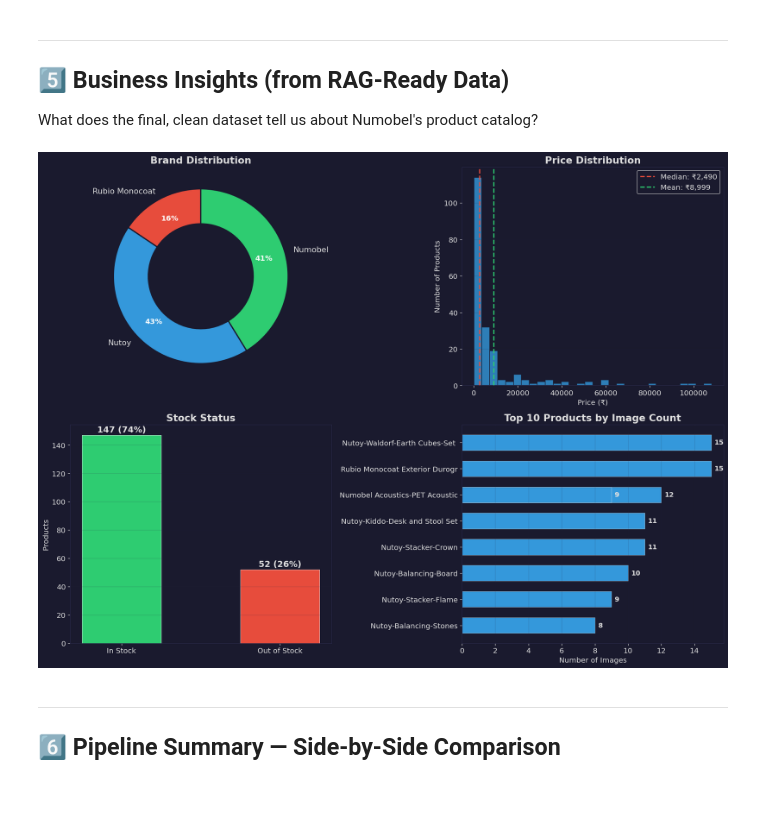
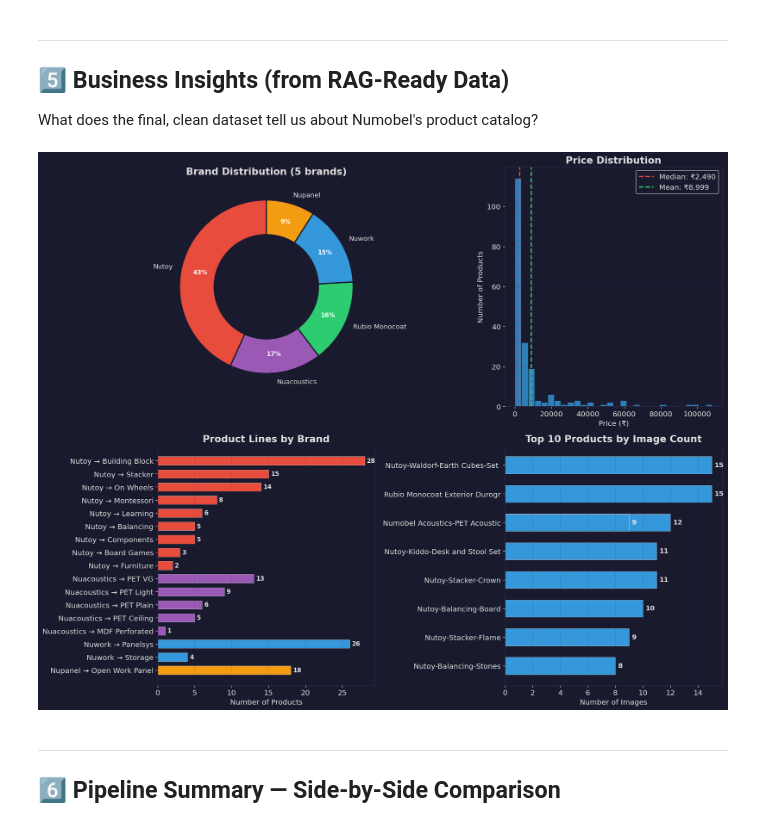
Before and after one commit to mushxoxo/Numobel-LLM, a Jupyter notebook: comparison.ipynb, the cells around one changed output. Saved outputs shown, nothing was run; the diff lists cells and outputs as text; code cells hidden in the pictures; blank space fills up the shorter version.

```diff
--- a/comparison.ipynb
+++ b/comparison.ipynb
@@ -345,65 +391,85 @@ plt.show()
 ## 5️⃣ Business Insights (from RAG-Ready Data)
 What does the final, clean dataset tell us about Numobel's product catalog?
 # %%
-fig, axes = plt.subplots(2, 2, figsize=(16, 12))
+fig, axes = plt.subplots(2, 2, figsize=(16, 13))
 
-# ── 1. Brand Distribution (Donut) ──
+# ── 1. Brand Distribution (Donut — 5 brands) ──
 ax = axes[0, 0]
 brands = Counter(p['brand'] for p in rag)
-brand_names = list(brands.keys())
-brand_vals = list(brands.values())
-brand_colors = ['#e74c3c', '#3498db', '#2ecc71']
-wedges, texts, autotexts = ax.pie(brand_vals, labels=brand_names, autopct='%1.0f%%',
-    colors=brand_colors, startangle=90, pctdistance=0.75,
+brand_order = ['Nutoy', 'Nuacoustics', 'Rubio Monocoat', 'Nuwork', 'Nupanel']
+brand_vals = [brands.get(b, 0) for b in brand_order]
+brand_colors_5 = ['#e74c3c', '#9b59b6', '#2ecc71', '#3498db', '#f39c12']
+wedges, texts, autotexts = ax.pie(brand_vals, labels=brand_order, autopct='%1.0f%%',
+    colors=brand_colors_5, startangle=90, pctdistance=0.78,
     wedgeprops=dict(width=0.4, edgecolor=BG, linewidth=2))
-for t in texts: t.set_color(FG); t.set_fontsize(13)
-for t in autotexts: t.set_color('white'); t.set_fontweight('bold'); t.set_fontsize(12)
-ax.set_title('Brand Distribution')
+for t in texts: t.set_color(FG); t.set_fontsize(11)
+for t in autotexts: t.set_color('white'); t.set_fontweight('bold'); t.set_fontsize(10)
+ax.set_title('Brand Distribution (5 brands)')
 
 # ── 2. Price Distribution ──
 ax = axes[0, 1]
 prices = [p['price']['original'] for p in rag if p.get('price', {}).get('original')]
 ax.hist(prices, bins=30, color=ACCENT, edgecolor=BG, alpha=0.8)
 ax.set_xlabel('Price (₹)')
 ax.set_ylabel('Number of Products')
 ax.set_title('Price Distribution')
 ax.grid(axis='y', alpha=0.2)
 ax.axvline(np.median(prices), color=C_CSV, linestyle='--', linewidth=2, label=f'Median: ₹{np.median(prices):,.0f}')
 ax.axvline(np.mean(prices), color=C_RAG, linestyle='--', linewidth=2, label=f'Mean: ₹{np.mean(prices):,.0f}')
 ax.legend(loc='upper right')
 
-# ── 3. In Stock vs Out of Stock ──
+# ── 3. Product Line Breakdown (grouped horizontal bar) ──
 ax = axes[1, 0]
-in_stock = sum(1 for p in cleaned if p.get('in_stock'))
-out_stock = len(cleaned) - in_stock
-bars = ax.bar(['In Stock', 'Out of Stock'], [in_stock, out_stock],
-              color=[C_RAG, C_CSV], edgecolor='white', linewidth=0.5, width=0.5)
-for bar, val in zip(bars, [in_stock, out_stock]):
-    pct = val / len(cleaned) * 100
-    ax.text(bar.get_x() + bar.get_width()/2, bar.get_height() + 2,
-            f'{val} ({pct:.0f}%)', ha='center', fontweight='bold', fontsize=14, color=FG)
-ax.set_title('Stock Status')
-ax.set_ylabel('Products')
-ax.grid(axis='y', alpha=0.2)
+# Collect brand → product_line → count
+line_data = defaultdict(lambda: defaultdict(int))
+for p in rag:
+    pl = p.get('product_line')
+    if pl:
+        line_data[p['brand']][pl] += 1
+
+# Build flat list sorted by brand, then by count desc
+bar_labels = []
+bar_values = []
+bar_colors_list = []
+brand_color_map = dict(zip(brand_order, brand_colors_5))
+
+for brand in ['Nutoy', 'Nuacoustics', 'Nuwork', 'Nupanel']:
+    lines_sorted = sorted(line_data[brand].items(), key=lambda x: x[1], reverse=True)
+    for line_name, count in lines_sorted:
+        bar_labels.append(f'{brand} → {line_name}')
+        bar_values.append(count)
+        bar_colors_list.append(brand_color_map.get(brand, ACCENT))
+
+bar_labels.reverse()
+bar_values.reverse()
+bar_colors_list.reverse()
+
+bars = ax.barh(bar_labels, bar_values, color=bar_colors_list, edgecolor='white', linewidth=0.3, height=0.65)
+for bar, val in zip(bars, bar_values):
+    ax.text(bar.get_width() + 0.3, bar.get_y() + bar.get_height()/2,
+            str(val), ha='left', va='center', fontsize=10, fontweight='bold', color=FG)
+ax.set_xlabel('Number of Products')
+ax.set_title('Product Lines by Brand')
+ax.grid(axis='x', alpha=0.2)
 
 # ── 4. Top 10 Products by Image Count ──
 ax = axes[1, 1]
 img_data = sorted([(p['name'][:30], len(p['media']['images'])) for p in rag], key=lambda x: x[1], reverse=True)[:10]
 names = [x[0] for x in img_data]
 img_counts = [x[1] for x in img_data]
 bars = ax.barh(names, img_counts, color=ACCENT, edgecolor='white', linewidth=0.3, height=0.6)
 for bar, val in zip(bars, img_counts):
     ax.text(bar.get_width() + 0.2, bar.get_y() + bar.get_height()/2,
             str(val), ha='left', va='center', fontsize=11, fontweight='bold', color=FG)
 ax.set_xlabel('Number of Images')
 ax.set_title('Top 10 Products by Image Count')
 ax.invert_yaxis()
 ax.grid(axis='x', alpha=0.2)
 
 plt.tight_layout()
 plt.show()
 # %% [output]
-[figure, old version]
+[figure, new version]
 # %% [markdown]
 ---
 ## 6️⃣ Pipeline Summary — Side-by-Side Comparison
```
Also changed, not shown: parts of 9 cells of this notebook, 2 other files.
